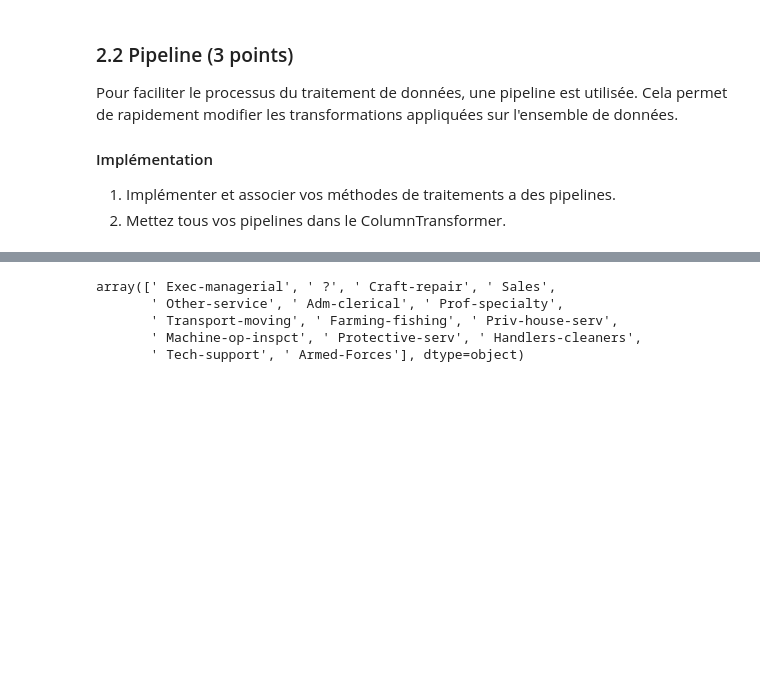
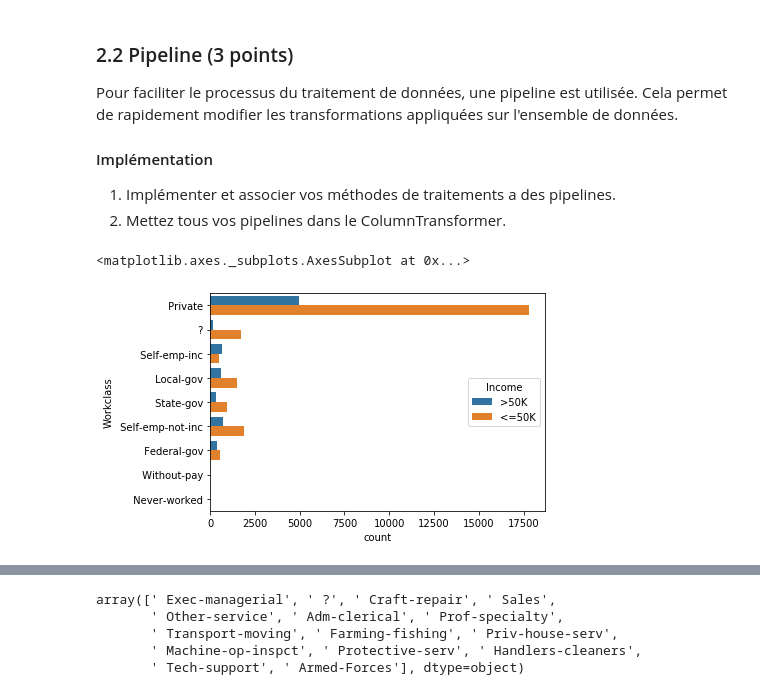
Before and after one commit to KacemKhaled/INF8215-Machine-Learning, a Jupyter notebook: TP3/TP3_INF8215.ipynb, the cells around one changed output, grey strips where cells are left out. Drawn from its saved outputs; the diff is of its cells as text; code cells hidden in the pictures; blank space fills up the shorter version.

```diff
--- a/TP3/TP3_INF8215.ipynb
+++ b/TP3/TP3_INF8215.ipynb
@@ -704,3 +704,13 @@ class LabelEncoderP(LabelEncoder):
         return pd.DataFrame(super(LabelEncoderP, self).transform(X))
     def fit_transform(self, X, y=None):
         return super(LabelEncoderP, self).fit(X).transform(X)
+# %%
+X_train["Income"] = X_train["Income"].replace([' <=50K.', ' <=50K'], '<=50K')
+X_train["Income"] = X_train["Income"].replace([' >50K.', ' >50K'], '>50K')
+
+cat_attributes = X_train.select_dtypes(include=['object'])
+from seaborn import countplot
+countplot(y='Workclass', hue='Income', data = cat_attributes)
+# %% [output]
+<matplotlib.axes._subplots.AxesSubplot at 0x...>
+[figure, added]
```
Also changed, not shown: parts of 12 cells of this notebook.
